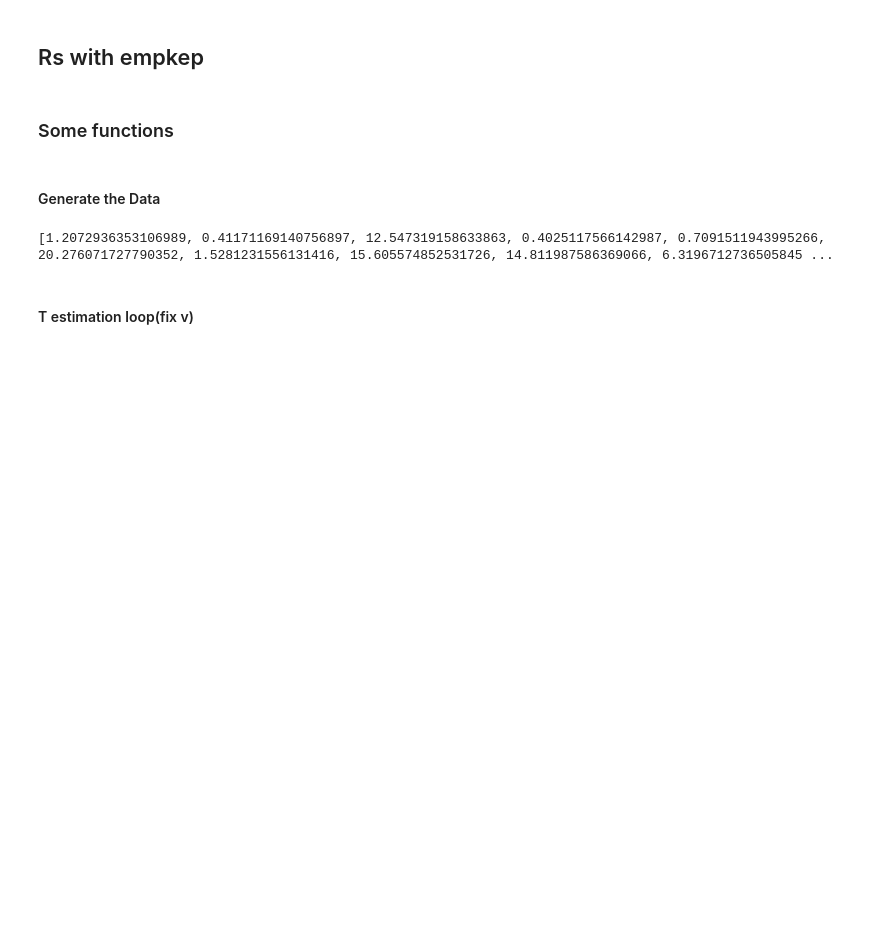
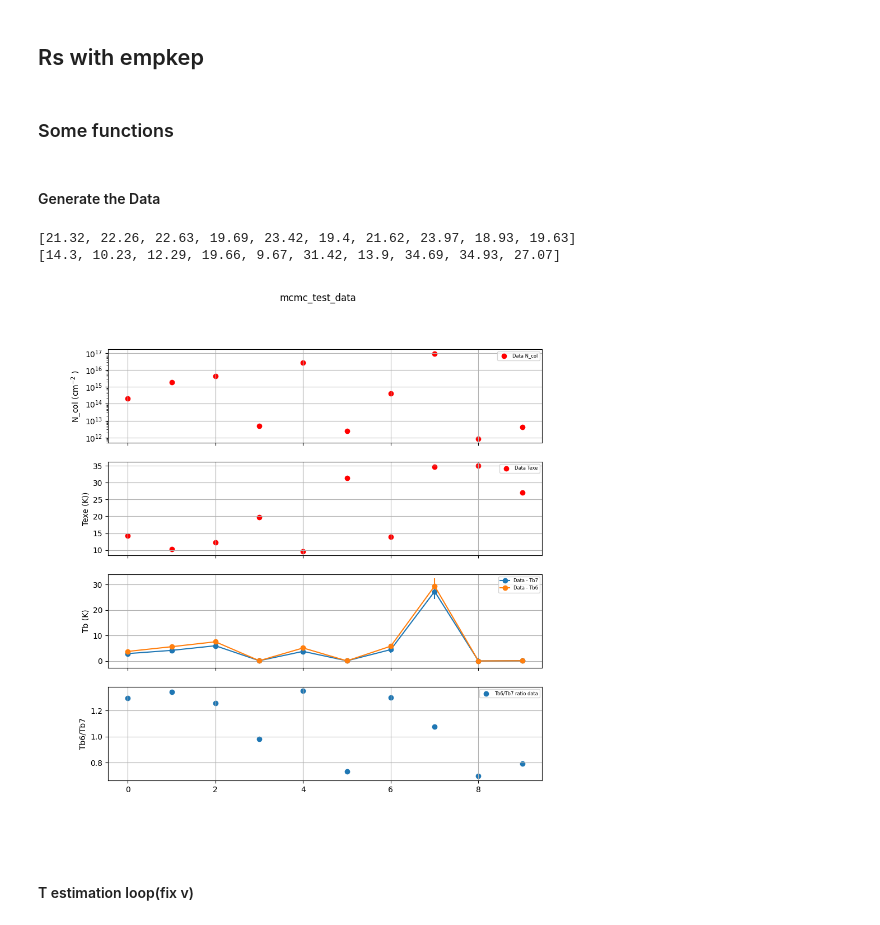
Before and after one commit to mihirtripathi97/LTEAnalysis, a Jupyter notebook: mcmc_estimator_tester.ipynb, the cells around one changed output. Drawn from its saved outputs; the diff is of its cells as text; code cells hidden in the pictures; blank space fills up the shorter version.

```diff
--- a/mcmc_estimator_tester.ipynb
+++ b/mcmc_estimator_tester.ipynb
@@ -131,10 +136,57 @@ for lg_n,texe in zip(lg_N,Texe):
 
     Tb7.append(lte_model.get_intensity(line = 'c18o', Ju = 3, Ncol = 10**lg_n, Tex = texe, delv = 7417.8, Xconv=1.e-7))
     Tb6.append(lte_model.get_intensity(line = 'c18o', Ju = 2, Ncol = 10**lg_n, Tex = texe, delv = 7417.8, Xconv=1.e-7))
-# %%
-print(Tb7)
-# %% [output]
-[1.2072936353106989, 0.41171169140756897, 12.547319158633863, 0.4025117566142987, 0.7091511943995266, 20.276071727790352, 1.5281231556131416, 15.605574852531726, 14.811987586369066, 6.3196712736505845 ...
+# %%
+
+print([round(n,2) for n in lg_N])
+print([round(t,2) for t in Texe])
+
+
+vis_data_fig, axes = plt.subplots(4, figsize=(10, 10), sharex=True)
+
+N_conv_fraction = 1.e-7
+r = np.arange(len(Tb7))
+
+
+axes[0].scatter(r, 10**np.array(lg_N)*N_conv_fraction, marker='o', color = 'r', label = 'Data N_col')
+axes[0].set_ylabel(r"N_col (cm$^{-2}$ )")
+axes[0].set_yscale('log')
+axes[0].grid(True)
+axes[0].legend(prop={'size': 6})
+
+axes[1].scatter(r, Texe, marker='o', color = 'r', label = 'Data Texe')
+axes[1].set_ylabel(r"Texe (K))")
+axes[1].grid(True)
+axes[1].legend(prop={'size': 6})
+
+axes[2].errorbar(r, Tb7, yerr=np.sqrt((0.1*np.array(Tb7))**2 + 1.08**2), marker='o',
+                 label = 'Data - Tb7', fmt='')
+axes[2].errorbar(r, Tb6, yerr=np.sqrt((0.1*np.array(Tb6))**2 + 0.49**2), marker='o',
+                 label = 'Data - Tb6', fmt='')
+axes[2].set_ylabel(r"Tb (K)")
+axes[2].grid(True)
+axes[2].legend(prop={'size': 6})
+
+axes[3].scatter(r, np.array(Tb6)/np.array(Tb7), marker='o', label = 'Tb6/Tb7 ratio data')
+axes[3].set_ylabel(r"Tb6/Tb7")
+axes[3].grid(True)
+axes[3].legend(prop={'size': 6})
+
+
+vis_data_fig.suptitle("mcmc_test_data")
+
+vis_results_figname =  'N_vs_r_T_vs_r_Tb_vs_r.jpg'
+dir_path = os.path.join(os.path.abspath(os.getcwd()),"vis_results",
+                        op_dir_label)
+
+if not os.path.isdir(dir_path):
+    os.mkdir(dir_path)
+vis_data_figpath = os.path.join(dir_path, vis_results_figname)
+vis_data_fig.savefig(fname = vis_data_figpath, dpi=300, format='jpeg')
+# %% [output]
+[21.32, 22.26, 22.63, 19.69, 23.42, 19.4, 21.62, 23.97, 18.93, 19.63]
+[14.3, 10.23, 12.29, 19.66, 9.67, 31.42, 13.9, 34.69, 34.93, 27.07]
+[figure, added]
 # %% [markdown]
 #### T estimation loop(fix v)
 # %%
```
Also changed, not shown: parts of 5 cells of this notebook, 40 other files.
